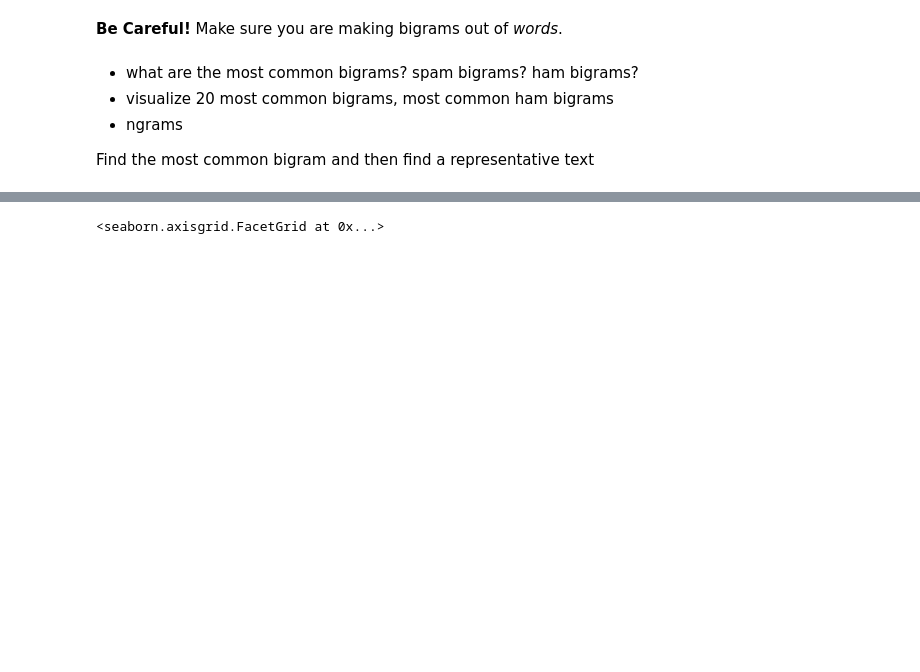
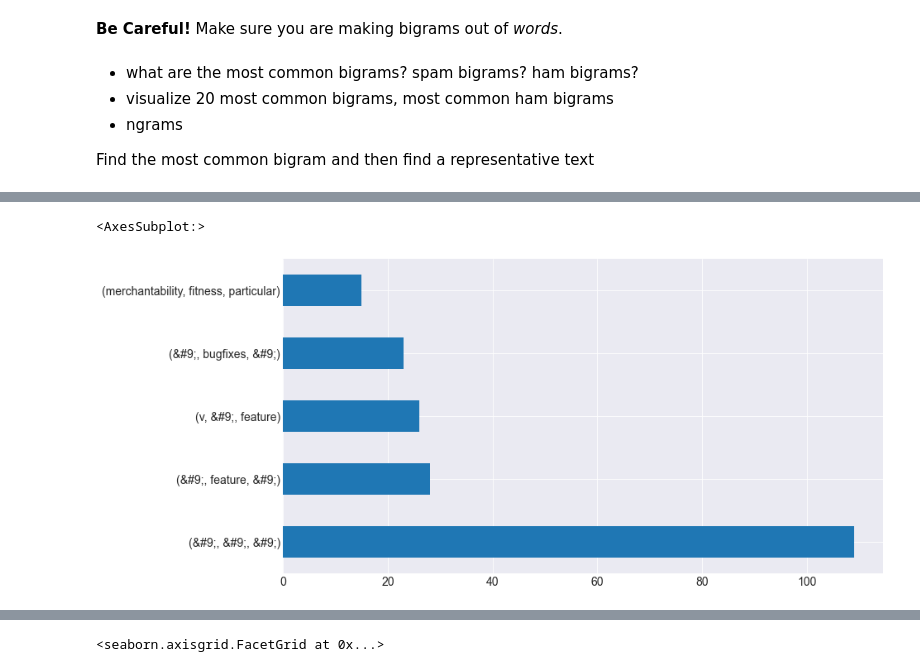
Before and after one commit to Codeup-Mirzakhani-Group1-NLP-Project/Codeup-Mirzakhani-GitHub-Scrape-NLP-Project, a Jupyter notebook: justin_docs/Justin_project_working.ipynb, the cells around one changed output, grey strips where cells are left out. Drawn from its saved outputs; the diff is of its cells as text; code cells hidden in the pictures; blank space fills up the shorter version.

```diff
--- a/justin_docs/Justin_project_working.ipynb
+++ b/justin_docs/Justin_project_working.ipynb
@@ -797,0 +825,7 @@ pd.Series(nltk.bigrams(js_lem)
+# %%
+# Create N-Grams of 3N for each language
+js_3_gram = list(nltk.ngrams(js_lem, 3))
+cs_3_gram = list(nltk.ngrams(cs_lem, 3))
+jv_3_gram = list(nltk.ngrams(jv_lem, 3))
+py_3_gram = list(nltk.ngrams(py_lem, 3))
+all_3_gram = list(nltk.ngrams(all_lem, 3))
@@ -797,0 +852,6 @@ pd.Series(nltk.bigrams(js_lem)
+# %%
+# Display top 5 bigram pairs for JavaScript lemmatized
+pd.Series(all_3_gram).value_counts().head(5).plot.barh()
+# %% [output]
+<AxesSubplot:>
+[figure, added]
```
Also changed, not shown: parts of 48 cells of this notebook.
